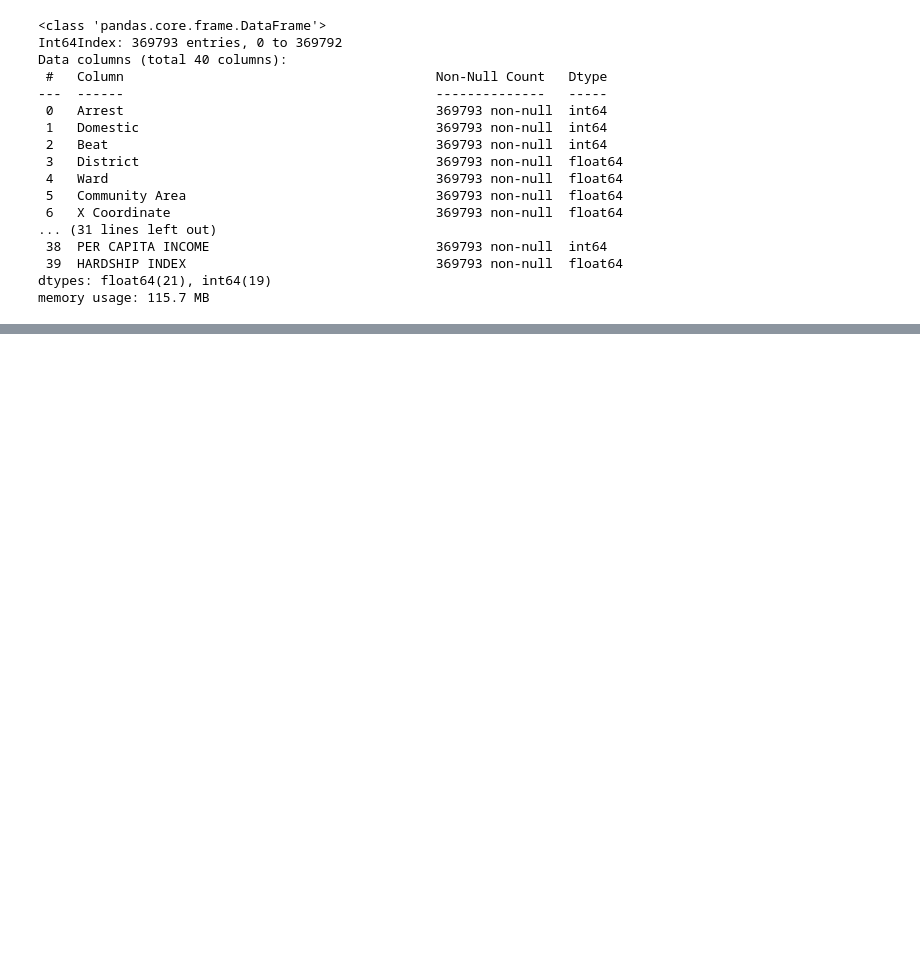
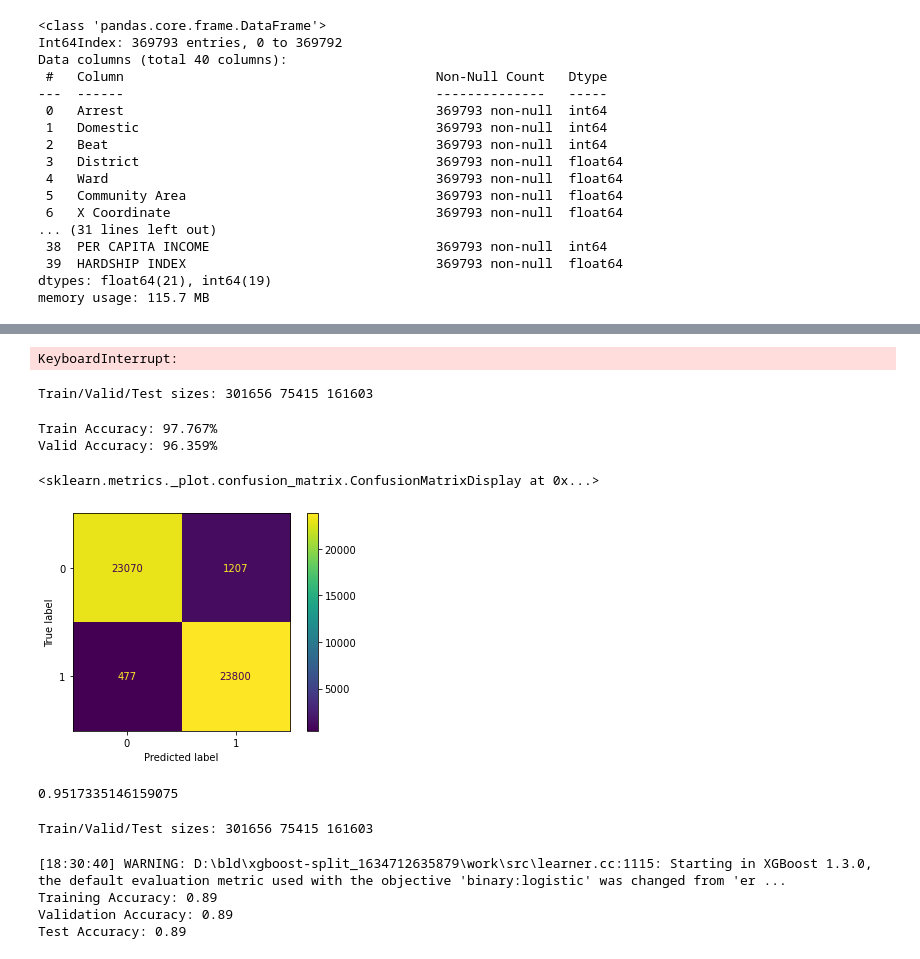
Before and after one commit to ajshedivy/CrimeAnalysisML, a Jupyter notebook: model_building.ipynb, the cells around one changed output, grey strips where cells are left out. Drawn from its saved outputs; the diff is of its cells as text; code cells hidden in the pictures; blank space fills up the shorter version.

```diff
--- a/model_building.ipynb
+++ b/model_building.ipynb
@@ -254,0 +366,73 @@ precision_score(y_test, y_pred)
+# %%
+categories =  ['Community Area', 'dayOfWeek', 'Holiday',
+               'Season', 'Cluster', 'Beat', 'District', 'Ward', 'Type']
+one_hot = one_hot_encode(df, categories)
+sample = one_hot.sample(frac=0.5, random_state=123)
+# %%
+X, y = one_hot, one_hot['Arrest']
+smote = SMOTE(random_state=0)
+X_resampled, y_resampled = smote.fit_resample(X, y)
+X_temp, X_test, y_temp, y_test = train_test_split(X_resampled, y_resampled,
+                                                    test_size=0.3,
+                                                    random_state=123,
+                                                    shuffle=True,
+                                                   stratify=y_resampled)
+# %% [output]
+KeyboardInterrupt:
+# %%
+X_train, X_valid, y_train, y_valid = \
+    train_test_split(X_temp, y_temp, test_size=0.2, random_state=1, stratify=y_train)
+print('Train/Valid/Test sizes:', y_train.shape[0], y_valid.shape[0], y_test.shape[0])
+# %% [output]
+Train/Valid/Test sizes: 301656 75415 161603
+# %%
+knn = KNeighborsClassifier(n_neighbors=10)
+knn.fit(X_train.values, y_train.values)
+print(f"Train Accuracy: {knn.score(X_train.values, y_train.values)*100:0.3f}%")
+print(f"Valid Accuracy: {knn.score(X_valid.values, y_valid.values)*100:0.3f}%")
+# %% [output]
+Train Accuracy: 97.767%
+Valid Accuracy: 96.359%
+# %%
+y_pred = knn.predict(X_test.values)
+ConfusionMatrixDisplay.from_predictions(y_test, y_pred)
+# %% [output]
+<sklearn.metrics._plot.confusion_matrix.ConfusionMatrixDisplay at 0x...>
+[figure, added]
+# %%
+precision_score(y_test, y_pred)
+# %% [output]
+0.9517335146159075
+# %%
+categories =  ['Community Area', 'dayOfWeek', 'Holiday',
+               'Season', 'Cluster', 'Beat', 'District', 'Ward', 'Type']
+one_hot = one_hot_encode(df, categories)
+
+X, y = one_hot.drop('Arrest', axis=1).copy(), one_hot['Arrest']
+
+smote = SMOTE(random_state=0)
+X_resampled, y_resampled = smote.fit_resample(X, y)
+
+X_temp, X_test, y_temp, y_test = train_test_split(X_resampled, y_resampled,
+                                                    test_size=0.3,
+                                                    random_state=123,
+                                                    shuffle=True,
+                                                   stratify=y_resampled)
+X_train, X_valid, y_train, y_valid = \
+    train_test_split(X_temp, y_temp, test_size=0.2, random_state=1, stratify=y_temp)
+print('Train/Valid/Test sizes:', y_train.shape[0], y_valid.shape[0], y_test.shape[0])
+# %% [output]
+Train/Valid/Test sizes: 301656 75415 161603
+# %%
+boost = xgb.XGBClassifier()
+
+boost.fit(X_train.values, y_train.values, verbose=True)
+
+print("Training Accuracy: %0.2f" % boost.score(X_train.values, y_train.values))
+print("Validation Accuracy: %0.2f" % boost.score(X_valid.values, y_valid.values))
+print("Test Accuracy: %0.2f" % boost.score(X_test.values, y_test.values))
+# %% [output]
+[18:30:40] WARNING: D:\bld\xgboost-split_1634712635879\work\src\learner.cc:1115: Starting in XGBoost 1.3.0, the default evaluation metric used with the objective 'binary:logistic' was changed from 'er ...
+Training Accuracy: 0.89
+Validation Accuracy: 0.89
+Test Accuracy: 0.89
```
Also changed, not shown: parts of 49 cells of this notebook, 1 other file.
